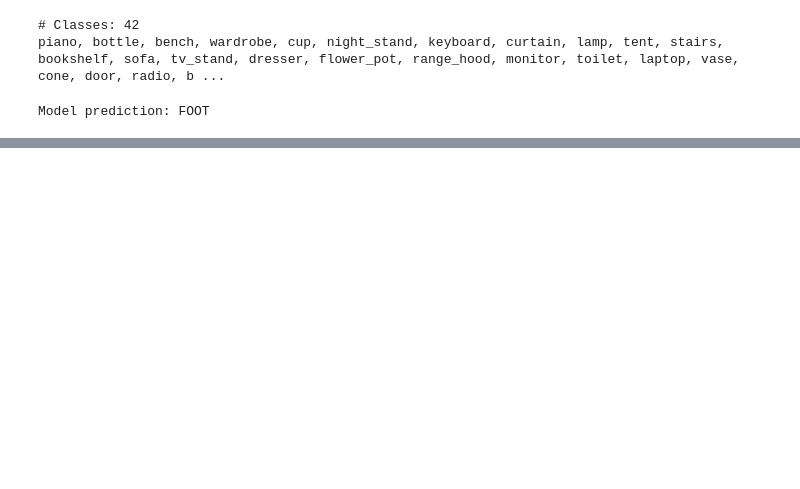
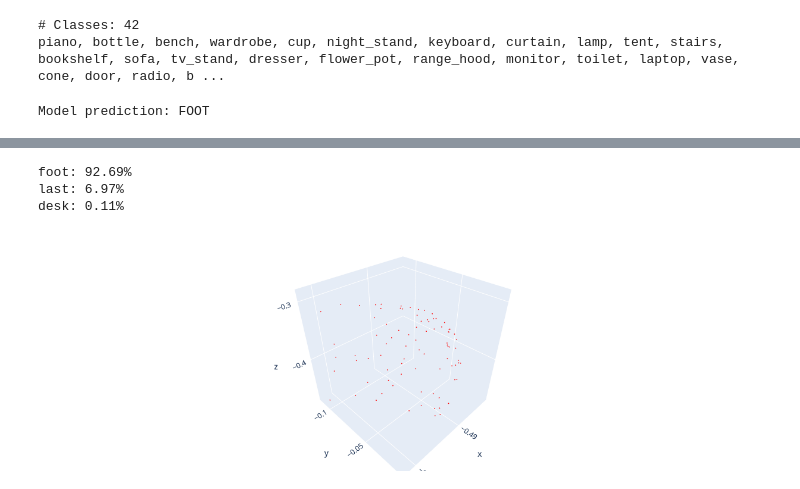
Before and after one commit to johnkimtech/Pointnet_Pointnet2_pytorch, a Jupyter notebook: Demo.ipynb, the cells around one changed output, grey strips where cells are left out. Drawn from its saved outputs; the diff is of its cells as text; code cells hidden in the pictures; blank space fills up the shorter version.

```diff
--- a/Demo.ipynb
+++ b/Demo.ipynb
@@ -148,0 +124,11 @@ CLASSES[27]
+# %%
+import torch
+TOPK = 3
+probs, idxs = torch.softmax(logits, dim=1).cpu().squeeze().sort(descending=True)
+
+for idx, prb in zip(idxs[:TOPK], probs[:TOPK]):
+    print(f"{CLASSES[idx]}: {prb:.2%}")
+# %% [output]
+foot: 92.69%
+last: 6.97%
+desk: 0.11%
@@ -148,0 +137,4 @@ CLASSES[27]
+# %%
+visualize_pointcloud_np(crit_points.squeeze())
+# %% [output]
+[figure, added]
```
Also changed, not shown: parts of 13 cells of this notebook, 16 other files.
